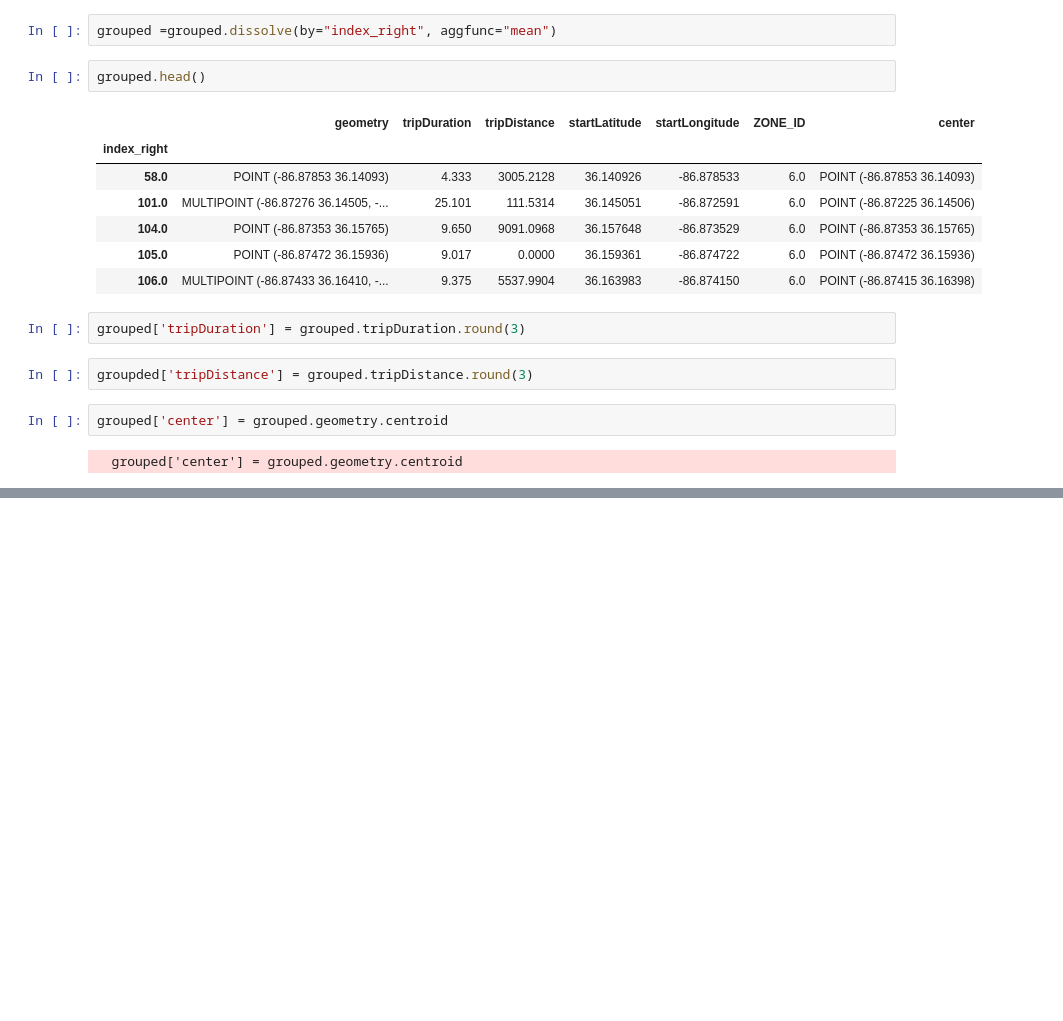
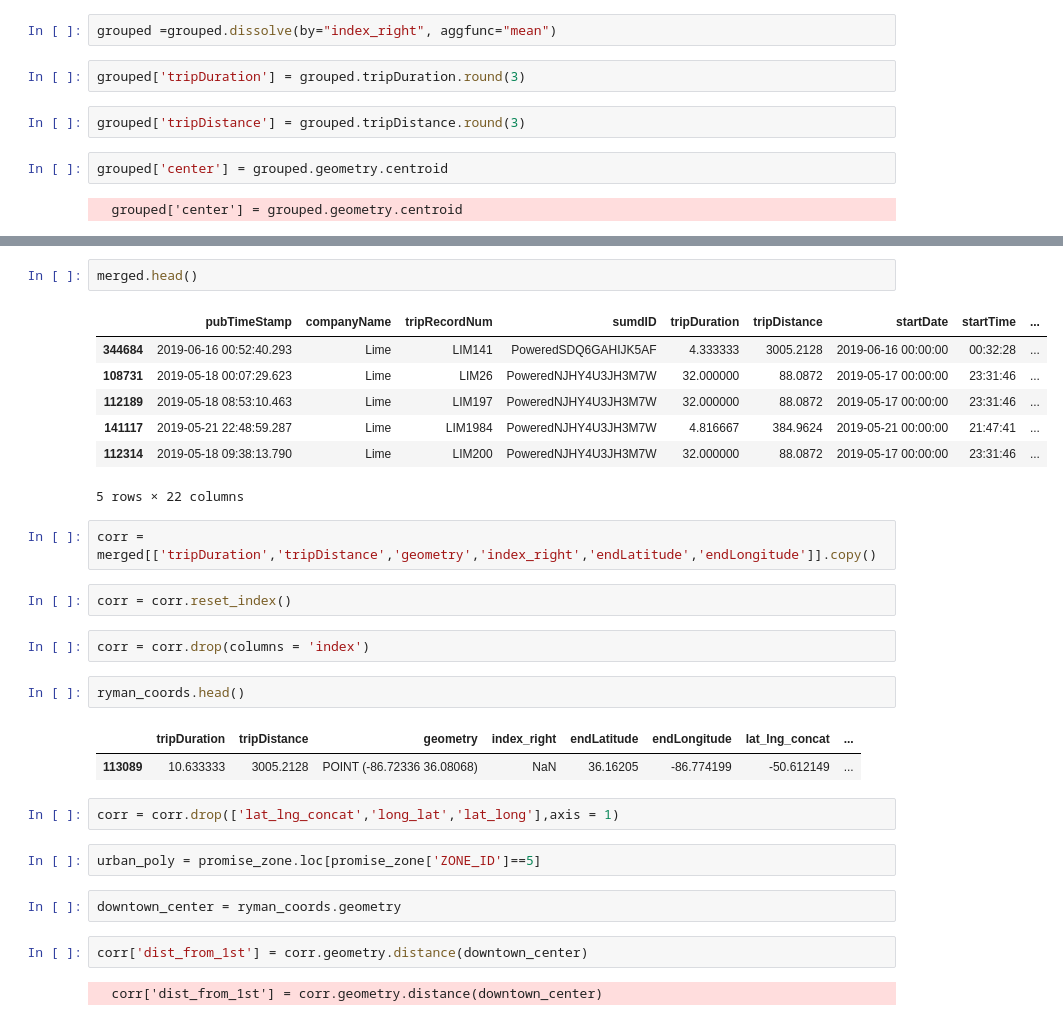
Before and after one commit to Quezadajl/nashville-scooters-project, a Jupyter notebook: notebooks/scooter_trip_data_explore.ipynb, the cells around one changed output, grey strips where cells are left out. Saved outputs shown, nothing was run; the diff lists cells and outputs as text; blank space fills up the shorter version.

```diff
--- a/notebooks/scooter_trip_data_explore.ipynb
+++ b/notebooks/scooter_trip_data_explore.ipynb
@@ -156,20 +145,10 @@ dissolve = dissolve.drop(columns = 'day')
 grouped = dissolve.set_index('index_right')
 # %%
 grouped =grouped.dissolve(by="index_right", aggfunc="mean")
-# %%
-grouped.head()
-# %% [output]
-|  | geometry | tripDuration | tripDistance | startLatitude | startLongitude | ZONE_ID | center |
-| index_right |  |  |  |  |  |  |  |
-| 58.0 | POINT (-86.87853 36.14093) | 4.333 | 3005.2128 | 36.140926 | -86.878533 | 6.0 | POINT (-86.87853 36.14093) |
-| 101.0 | MULTIPOINT (-86.87276 36.14505, -... | 25.101 | 111.5314 | 36.145051 | -86.872591 | 6.0 | POINT (-86.87225 36.14506) |
-| 104.0 | POINT (-86.87353 36.15765) | 9.650 | 9091.0968 | 36.157648 | -86.873529 | 6.0 | POINT (-86.87353 36.15765) |
-| 105.0 | POINT (-86.87472 36.15936) | 9.017 | 0.0000 | 36.159361 | -86.874722 | 6.0 | POINT (-86.87472 36.15936) |
-| 106.0 | MULTIPOINT (-86.87433 36.16410, -... | 9.375 | 5537.9904 | 36.163983 | -86.874150 | 6.0 | POINT (-86.87415 36.16398) |
 # %%
 grouped['tripDuration'] = grouped.tripDuration.round(3)
 # %%
-groupded['tripDistance'] = grouped.tripDistance.round(3)
+grouped['tripDistance'] = grouped.tripDistance.round(3)
 # %%
 grouped['center'] = grouped.geometry.centroid
 # %% [output]
@@ -206,3 +185,34 @@ promise_zone_map.save('../maps/promise_zone_map.html')
 promise_zone_map
 # %% [output]
 [interactive output not drawn]
+# %%
+merged.head()
+# %% [output]
+|  | pubTimeStamp | companyName | tripRecordNum | sumdID | tripDuration | tripDistance | startDate | startTime | ... |
+| 344684 | 2019-06-16 00:52:40.293 | Lime | LIM141 | PoweredSDQ6GAHIJK5AF | 4.333333 | 3005.2128 | 2019-06-16 00:00:00 | 00:32:28 | ... |
+| 108731 | 2019-05-18 00:07:29.623 | Lime | LIM26 | PoweredNJHY4U3JH3M7W | 32.000000 | 88.0872 | 2019-05-17 00:00:00 | 23:31:46 | ... |
+| 112189 | 2019-05-18 08:53:10.463 | Lime | LIM197 | PoweredNJHY4U3JH3M7W | 32.000000 | 88.0872 | 2019-05-17 00:00:00 | 23:31:46 | ... |
+| 141117 | 2019-05-21 22:48:59.287 | Lime | LIM1984 | PoweredNJHY4U3JH3M7W | 4.816667 | 384.9624 | 2019-05-21 00:00:00 | 21:47:41 | ... |
+| 112314 | 2019-05-18 09:38:13.790 | Lime | LIM200 | PoweredNJHY4U3JH3M7W | 32.000000 | 88.0872 | 2019-05-17 00:00:00 | 23:31:46 | ... |
+5 rows × 22 columns
+# %%
+corr = merged[['tripDuration','tripDistance','geometry','index_right','endLatitude','endLongitude']].copy()
+# %%
+corr = corr.reset_index()
+# %%
+corr = corr.drop(columns = 'index')
+# %%
+ryman_coords.head()
+# %% [output]
+|  | tripDuration | tripDistance | geometry | index_right | endLatitude | endLongitude | lat_lng_concat | ... |
+| 113089 | 10.633333 | 3005.2128 | POINT (-86.72336 36.08068) | NaN | 36.16205 | -86.774199 | -50.612149 | ... |
+# %%
+corr = corr.drop(['lat_lng_concat','long_lat','lat_long'],axis = 1)
+# %%
+urban_poly = promise_zone.loc[promise_zone['ZONE_ID']==5]
+# %%
+downtown_center = ryman_coords.geometry
+# %%
+corr['dist_from_1st'] = corr.geometry.distance(downtown_center)
+# %% [output]
+  corr['dist_from_1st'] = corr.geometry.distance(downtown_center)
```
Also changed, not shown: parts of 4 cells of this notebook, 1 other file.
